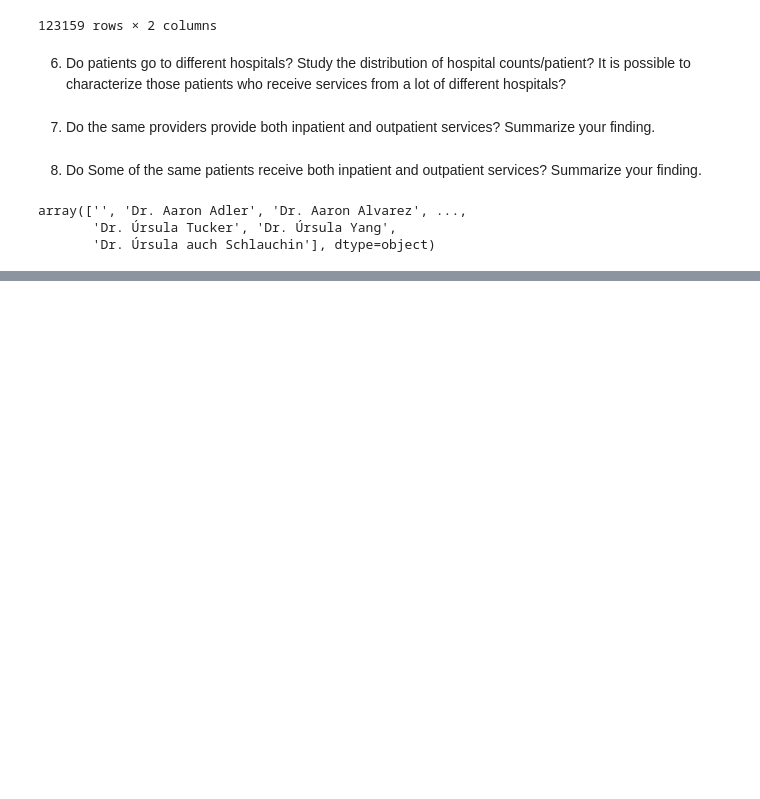
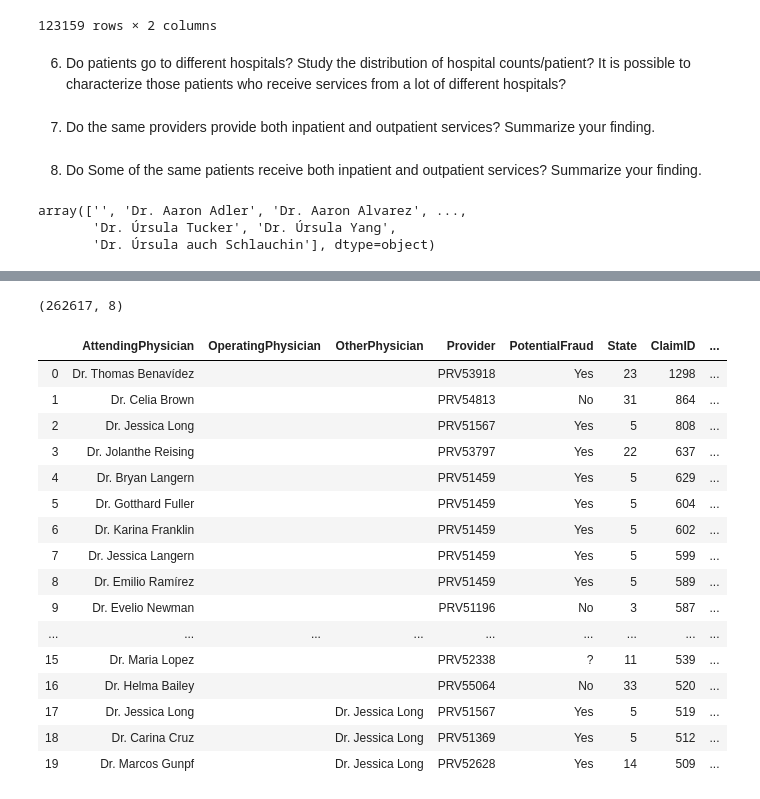
Before and after one commit to DebLeong/HealthCareCapstone, a Jupyter notebook: sam/EDA.ipynb, the cells around one changed output, grey strips where cells are left out. Cells and saved outputs as stored; diff of their text form; code cells hidden in the pictures; blank space fills up the shorter version.

```diff
--- a/sam/EDA.ipynb
+++ b/sam/EDA.ipynb
@@ -684,0 +745,5 @@ array(['', 'Dr. Aaron Adler', 'Dr. Aaron Alvarez', ...,
+# %%
+data.fillna('',inplace=True)
+# %%
+doctors_claims = data.groupby(['AttendingPhysician','OperatingPhysician','OtherPhysician','Provider','PotentialFraud','State'])[['ClaimID']].nunique().reset_index().sort_values('ClaimID', ascending=False).reset_index(drop=True)
+doctors_claims.head(10)
@@ -684,0 +762,31 @@ array(['', 'Dr. Aaron Adler', 'Dr. Aaron Alvarez', ...,
+# %%
+doctors_claims=doctors_claims.replace('',None, regex=True)
+# %%
+doctors_claims['Docs'] = doctors_claims[['AttendingPhysician','OperatingPhysician','OtherPhysician']].values.tolist()
+
+
+#doctors_claims['Docs'] = doctors_claims['Docs'].apply(set)
+# %%
+doctors_claims.shape
+# %% [output]
+(262617, 8)
+# %%
+doctors_claims.head(20)
+# %% [output]
+|  | AttendingPhysician | OperatingPhysician | OtherPhysician | Provider | PotentialFraud | State | ClaimID | ... |
+| 0 | Dr. Thomas Benavídez |  |  | PRV53918 | Yes | 23 | 1298 | ... |
+| 1 | Dr. Celia Brown |  |  | PRV54813 | No | 31 | 864 | ... |
+| 2 | Dr. Jessica Long |  |  | PRV51567 | Yes | 5 | 808 | ... |
+| 3 | Dr. Jolanthe Reising |  |  | PRV53797 | Yes | 22 | 637 | ... |
+| 4 | Dr. Bryan Langern |  |  | PRV51459 | Yes | 5 | 629 | ... |
+| 5 | Dr. Gotthard Fuller |  |  | PRV51459 | Yes | 5 | 604 | ... |
+| 6 | Dr. Karina Franklin |  |  | PRV51459 | Yes | 5 | 602 | ... |
+| 7 | Dr. Jessica Langern |  |  | PRV51459 | Yes | 5 | 599 | ... |
+| 8 | Dr. Emilio Ramírez |  |  | PRV51459 | Yes | 5 | 589 | ... |
+| 9 | Dr. Evelio Newman |  |  | PRV51196 | No | 3 | 587 | ... |
+| ... | ... | ... | ... | ... | ... | ... | ... | ... |
+| 15 | Dr. Maria Lopez |  |  | PRV52338 | ? | 11 | 539 | ... |
+| 16 | Dr. Helma Bailey |  |  | PRV55064 | No | 33 | 520 | ... |
+| 17 | Dr. Jessica Long |  | Dr. Jessica Long | PRV51567 | Yes | 5 | 519 | ... |
+| 18 | Dr. Carina Cruz |  | Dr. Jessica Long | PRV51369 | Yes | 5 | 512 | ... |
+| 19 | Dr. Marcos Gunpf |  | Dr. Jessica Long | PRV52628 | Yes | 14 | 509 | ... |
```
Also changed, not shown: parts of 35 cells of this notebook, 7 other files.
